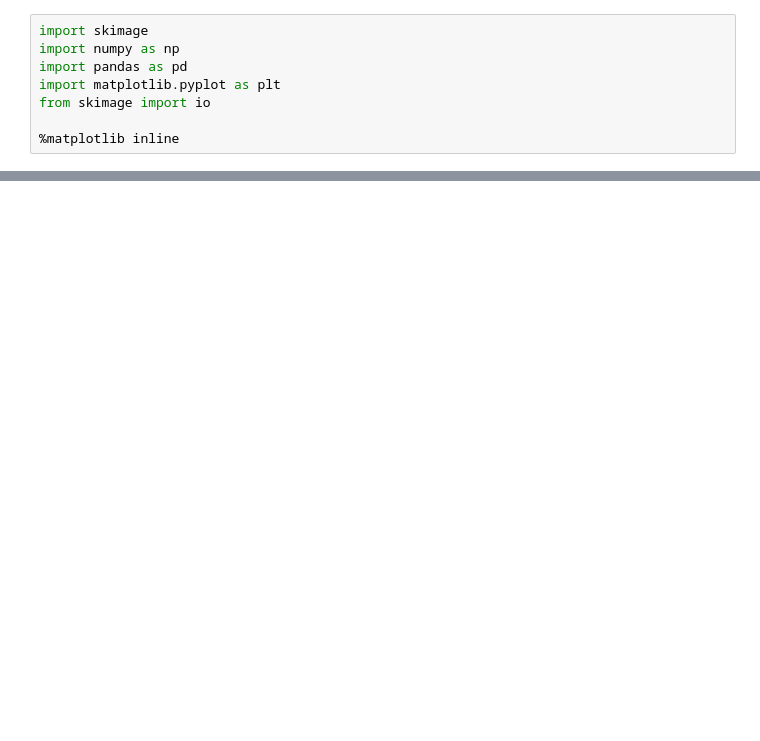
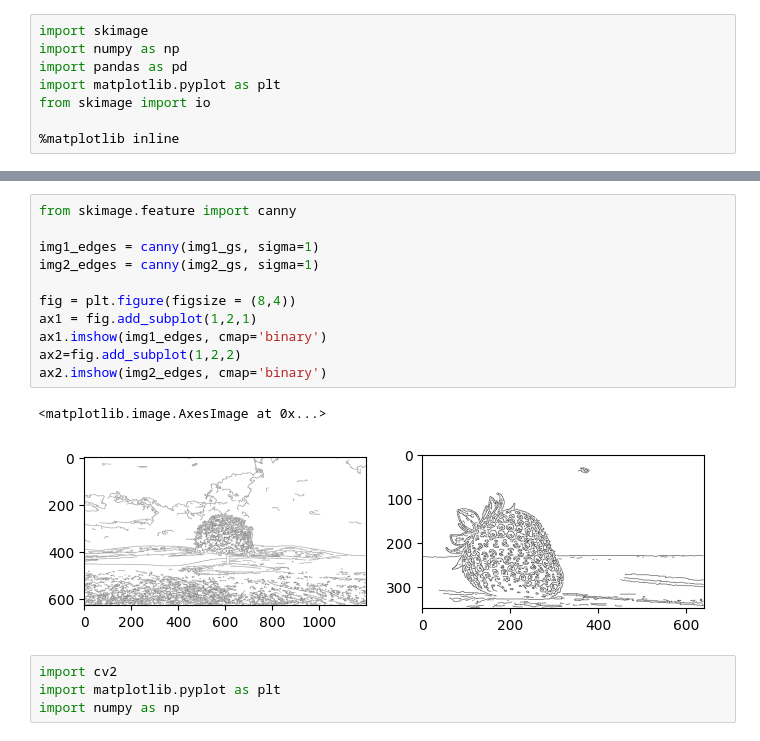
Before and after one commit to ShyamRuthvik/ml_lab, a Jupyter notebook: week3.ipynb, the cells around one changed output, grey strips where cells are left out. Drawn from its saved outputs; the diff is of its cells as text; blank space fills up the shorter version.

```diff
--- a/week3.ipynb
+++ b/week3.ipynb
@@ -15,0 +80,18 @@ FileNotFoundError: No such file: 'c:\ml\img1.jpg'
+# %%
+from skimage.feature import canny
+
+img1_edges = canny(img1_gs, sigma=1)
+img2_edges = canny(img2_gs, sigma=1)
+
+fig = plt.figure(figsize = (8,4))
+ax1 = fig.add_subplot(1,2,1)
+ax1.imshow(img1_edges, cmap='binary')
+ax2=fig.add_subplot(1,2,2)
+ax2.imshow(img2_edges, cmap='binary')
+# %% [output]
+<matplotlib.image.AxesImage at 0x...>
+[figure, added]
+# %%
+import cv2
+import matplotlib.pyplot as plt
+import numpy as np
```
Also changed, not shown: parts of 12 cells of this notebook, 4 other files.
